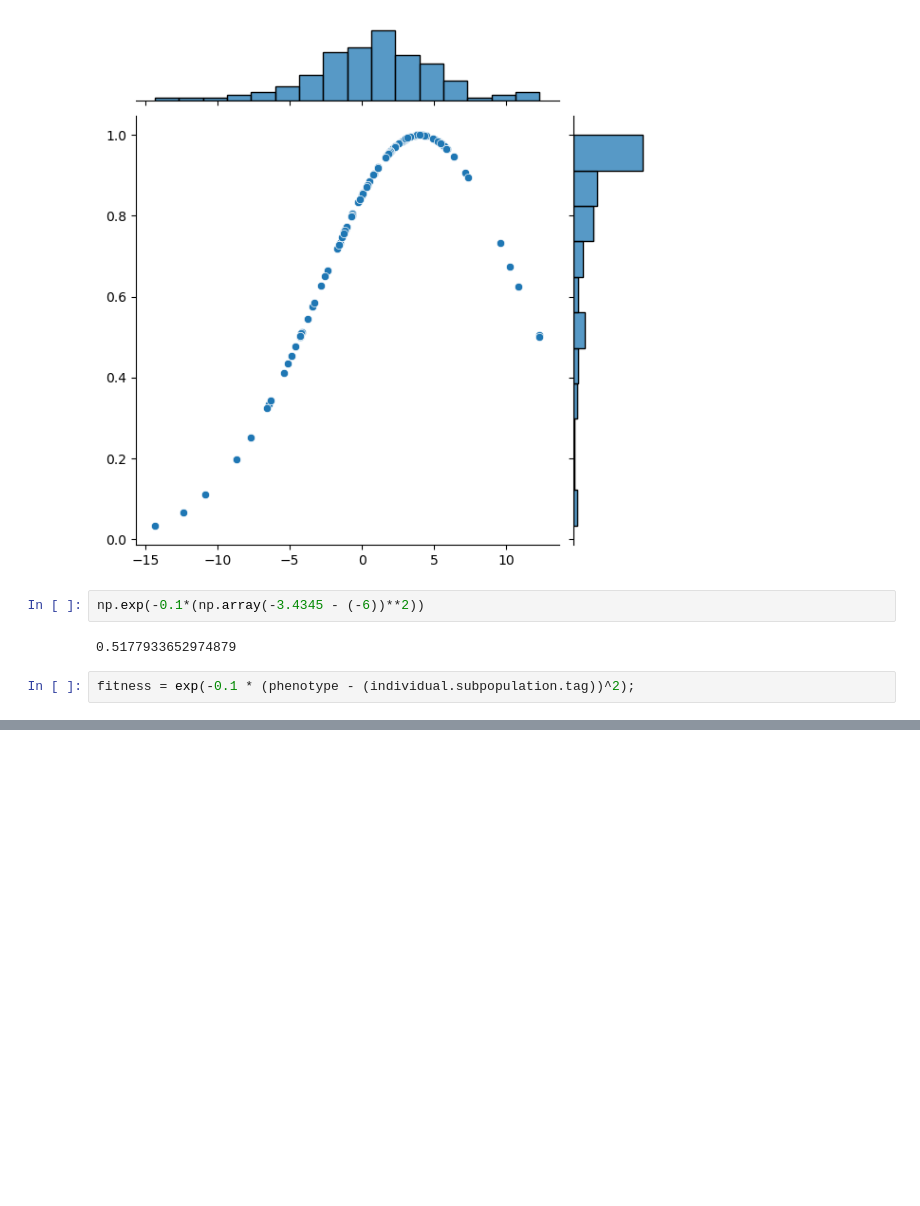
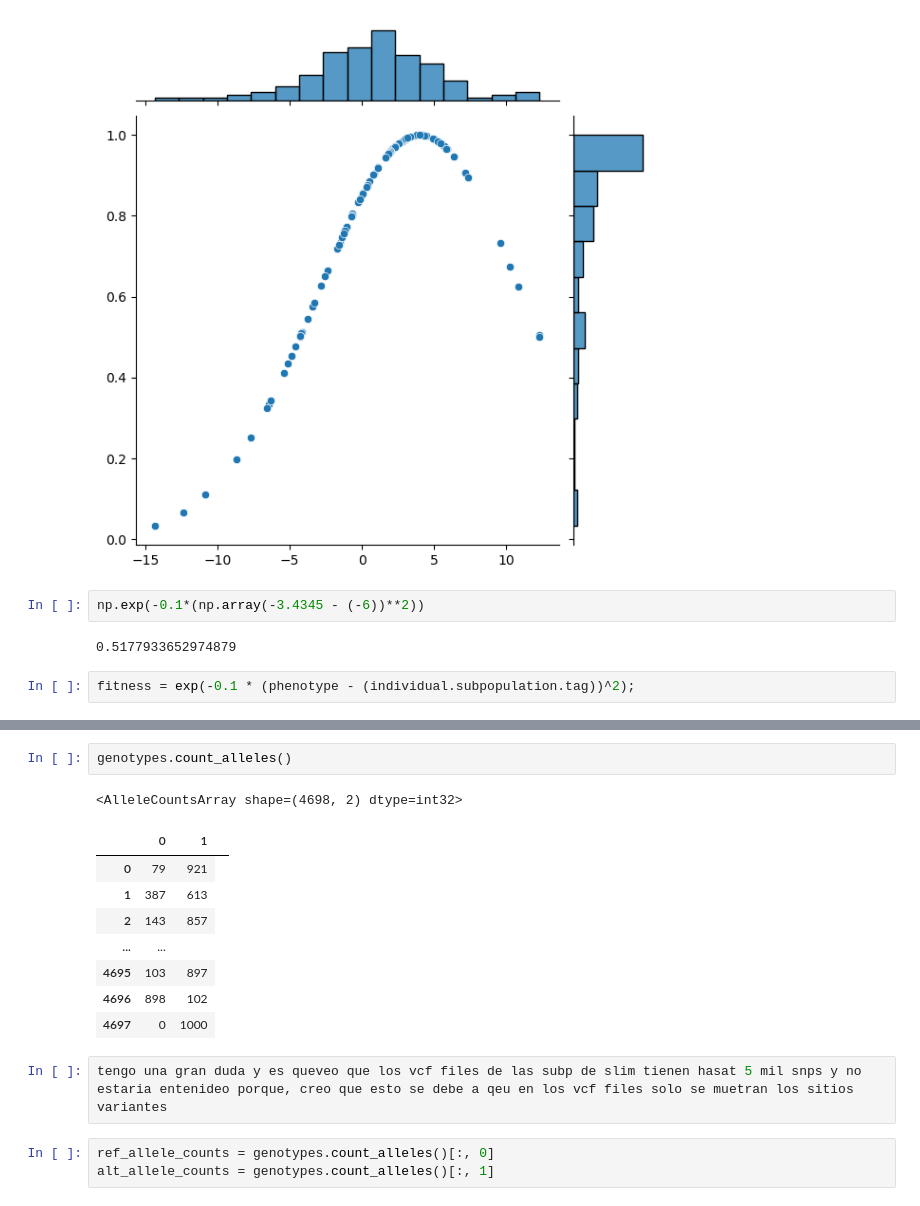
Before and after one commit to Tatianabellagio/slim_grenenet, a Jupyter notebook: slim_comparisions.ipynb, the cells around one changed output, grey strips where cells are left out. Cells and saved outputs as stored; diff of their text form; blank space fills up the shorter version.

```diff
--- a/slim_comparisions.ipynb
+++ b/slim_comparisions.ipynb
@@ -190,0 +228,17 @@ fitness = exp(-0.1 * (phenotype - (individual.subpopulation.tag))^2);
+# %%
+genotypes.count_alleles()
+# %% [output]
+<AlleleCountsArray shape=(4698, 2) dtype=int32>
+|  | 0 | 1 |
+| 0 | 79 | 921 |
+| 1 | 387 | 613 |
+| 2 | 143 | 857 |
+| ... | ... |  |  |
+| 4695 | 103 | 897 |
+| 4696 | 898 | 102 |
+| 4697 | 0 | 1000 |
+# %%
+tengo una gran duda y es queveo que los vcf files de las subp de slim tienen hasat 5 mil snps y no estaria entenideo porque, creo que esto se debe a qeu en los vcf files solo se muetran los sitios variantes
+# %%
+ref_allele_counts = genotypes.count_alleles()[:, 0]
+alt_allele_counts = genotypes.count_alleles()[:, 1]
```
Also changed, not shown: parts of 14 cells of this notebook, 10 other files.
